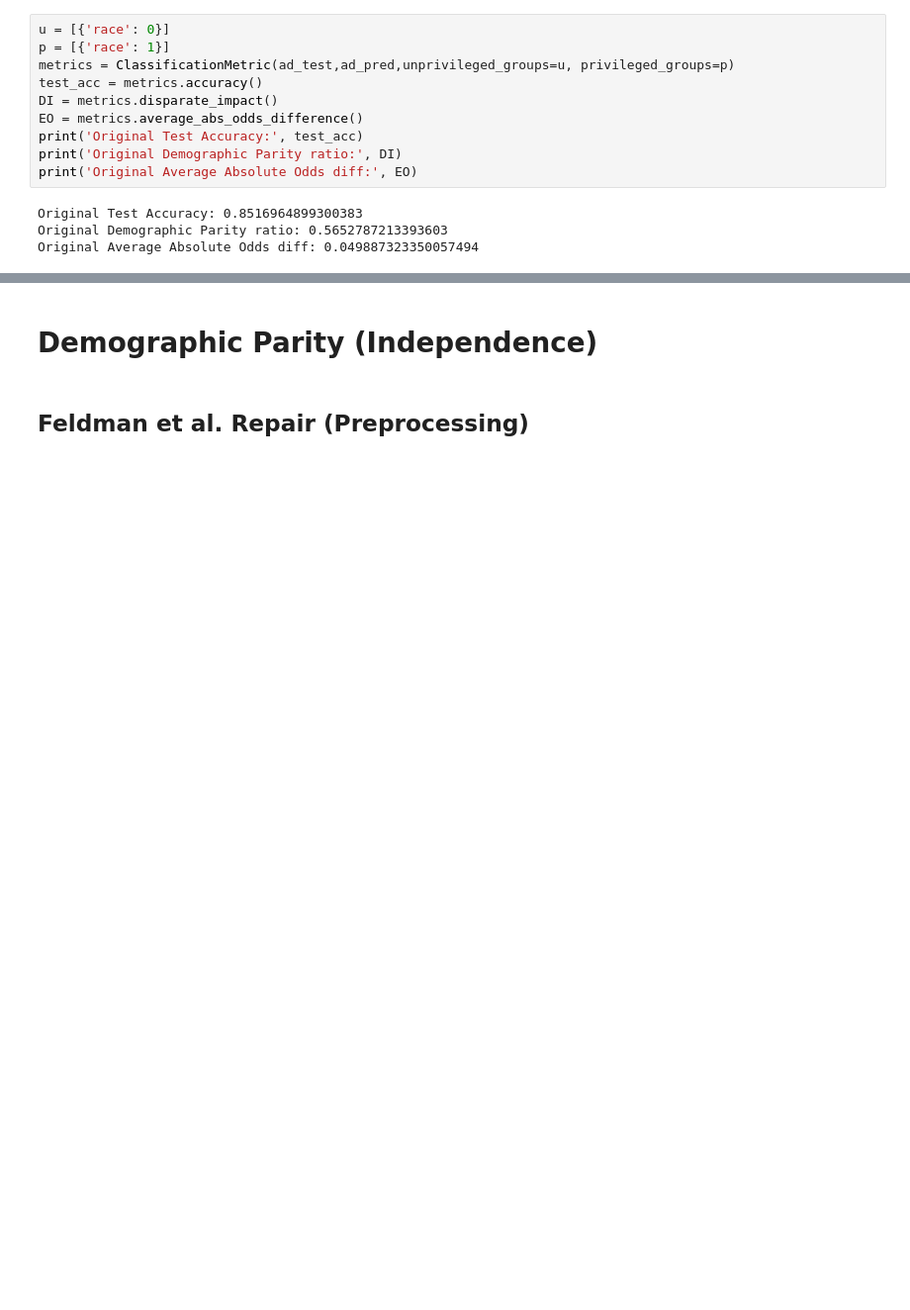
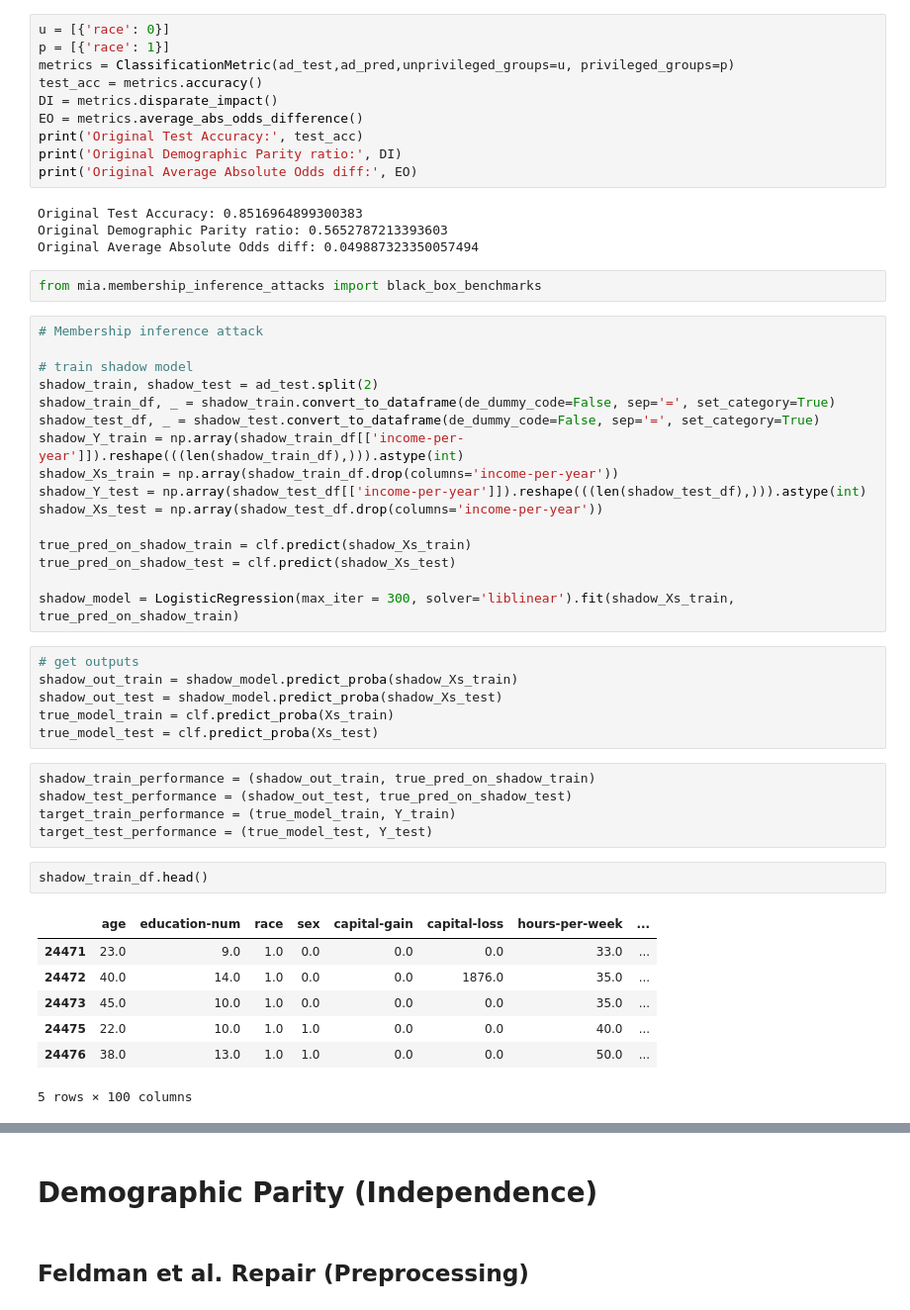
Before and after one commit to alaude1/fairness-mia, a Jupyter notebook: Experiments.ipynb, the cells around one changed output, grey strips where cells are left out. Shown at 99% size. Drawn from its saved outputs; the diff is of its cells as text; blank space fills up the shorter version.

```diff
--- a/Experiments.ipynb
+++ b/Experiments.ipynb
@@ -74,3 +56,42 @@ print('Original Average Absolute Odds diff:', EO)
 Original Test Accuracy: 0.8516964899300383
 Original Demographic Parity ratio: 0.5652787213393603
 Original Average Absolute Odds diff: 0.049887323350057494
+# %%
+from mia.membership_inference_attacks import black_box_benchmarks
+# %%
+# Membership inference attack
+
+# train shadow model
+shadow_train, shadow_test = ad_test.split(2)
+shadow_train_df, _ = shadow_train.convert_to_dataframe(de_dummy_code=False, sep='=', set_category=True)
+shadow_test_df, _ = shadow_test.convert_to_dataframe(de_dummy_code=False, sep='=', set_category=True)
+shadow_Y_train = np.array(shadow_train_df[['income-per-year']]).reshape(((len(shadow_train_df),))).astype(int)
+shadow_Xs_train = np.array(shadow_train_df.drop(columns='income-per-year'))
+shadow_Y_test = np.array(shadow_test_df[['income-per-year']]).reshape(((len(shadow_test_df),))).astype(int)
+shadow_Xs_test = np.array(shadow_test_df.drop(columns='income-per-year'))
+
+true_pred_on_shadow_train = clf.predict(shadow_Xs_train)
+true_pred_on_shadow_test = clf.predict(shadow_Xs_test)
+
+shadow_model = LogisticRegression(max_iter = 300, solver='liblinear').fit(shadow_Xs_train, true_pred_on_shadow_train)
+# %%
+# get outputs
+shadow_out_train = shadow_model.predict_proba(shadow_Xs_train)
+shadow_out_test = shadow_model.predict_proba(shadow_Xs_test)
+true_model_train = clf.predict_proba(Xs_train)
+true_model_test = clf.predict_proba(Xs_test)
+# %%
+shadow_train_performance = (shadow_out_train, true_pred_on_shadow_train)
+shadow_test_performance = (shadow_out_test, true_pred_on_shadow_test)
+target_train_performance = (true_model_train, Y_train)
+target_test_performance = (true_model_test, Y_test)
+# %%
+shadow_train_df.head()
+# %% [output]
+|  | age | education-num | race | sex | capital-gain | capital-loss | hours-per-week | ... |
+| 24471 | 23.0 | 9.0 | 1.0 | 0.0 | 0.0 | 0.0 | 33.0 | ... |
+| 24472 | 40.0 | 14.0 | 1.0 | 0.0 | 0.0 | 1876.0 | 35.0 | ... |
+| 24473 | 45.0 | 10.0 | 1.0 | 0.0 | 0.0 | 0.0 | 35.0 | ... |
+| 24475 | 22.0 | 10.0 | 1.0 | 1.0 | 0.0 | 0.0 | 40.0 | ... |
+| 24476 | 38.0 | 13.0 | 1.0 | 1.0 | 0.0 | 0.0 | 50.0 | ... |
+5 rows × 100 columns
```
Also changed, not shown: parts of 13 cells of this notebook, 20 other files.
